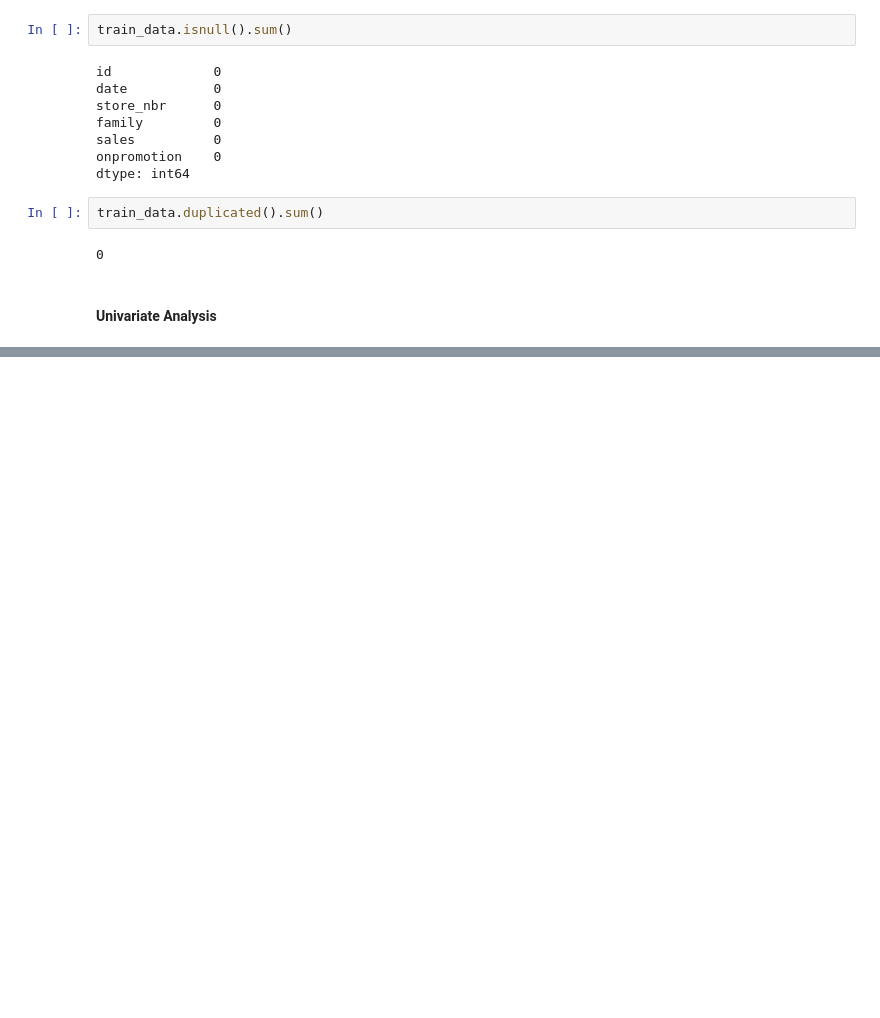
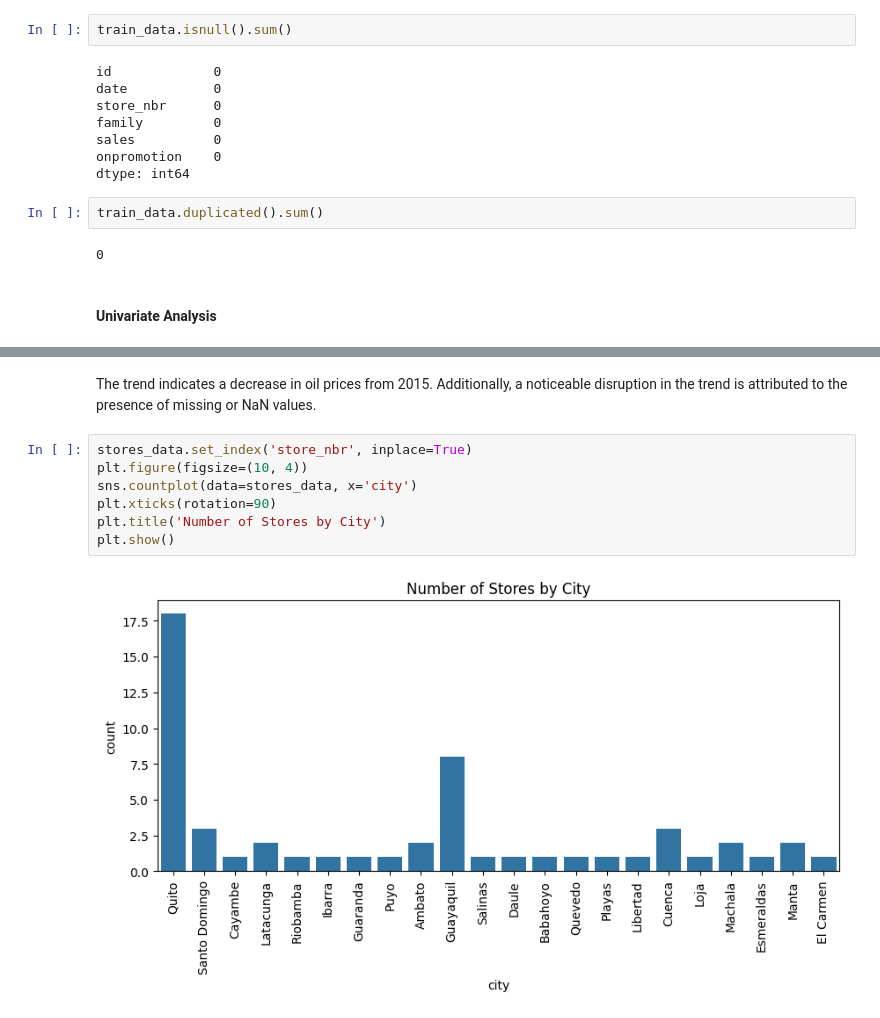
Before and after one commit to BrianBassey37/Data_Science_Projects, a Jupyter notebook: notebooks/RegressionNotebook.ipynb, the cells around one changed output, grey strips where cells are left out. Saved outputs shown, nothing was run; the diff lists cells and outputs as text; blank space fills up the shorter version.

```diff
--- a/notebooks/RegressionNotebook.ipynb
+++ b/notebooks/RegressionNotebook.ipynb
@@ -375,0 +408,11 @@ sales_by_time.plot(figsize = (10,4))
+# %% [markdown]
+The trend indicates a decrease in oil prices from 2015. Additionally, a noticeable disruption in the trend is attributed to the presence of missing or NaN values.
+# %%
+stores_data.set_index('store_nbr', inplace=True)
+plt.figure(figsize=(10, 4))
+sns.countplot(data=stores_data, x='city')
+plt.xticks(rotation=90)
+plt.title('Number of Stores by City')
+plt.show()
+# %% [output]
+[figure, added]
```
Also changed, not shown: parts of 16 cells of this notebook.
